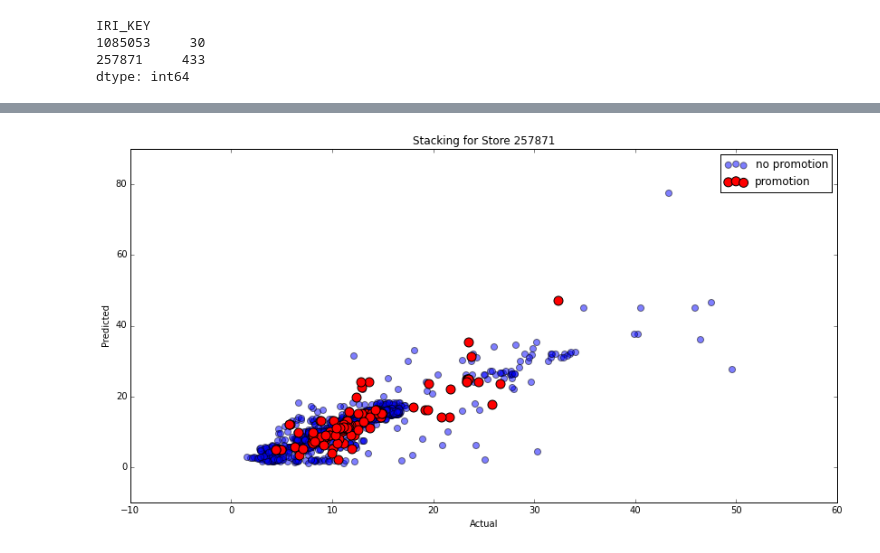
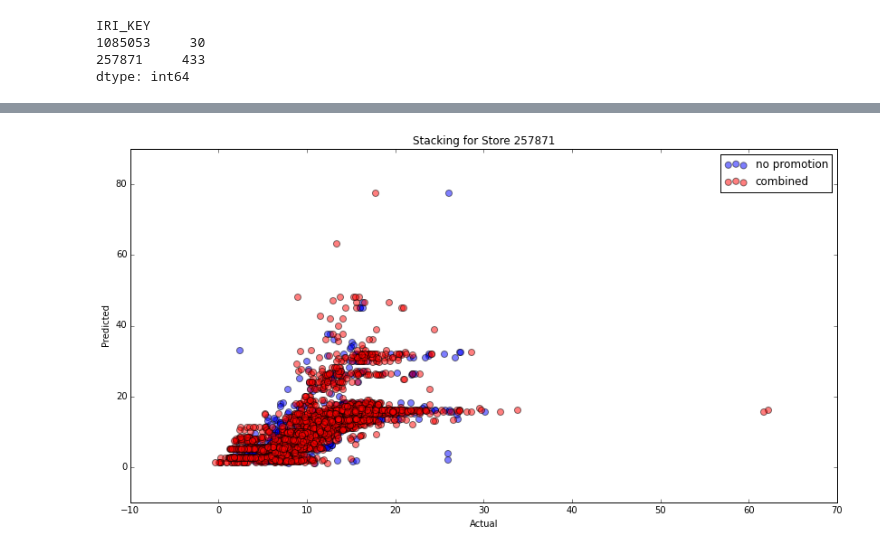
Before and after one commit to conwaywong/dse220_final, a Jupyter notebook: Final_MAS_DSE220_AJJCK_MASTER.ipynb, the cells around one changed output, grey strips where cells are left out. Cells and saved outputs as stored; diff of their text form; code cells hidden in the pictures.

Commit message:
update graphs to include combined promotion/nopromotion

```diff
--- a/Final_MAS_DSE220_AJJCK_MASTER.ipynb
+++ b/Final_MAS_DSE220_AJJCK_MASTER.ipynb
@@ -1261,5 +1251,5 @@ no_prom_store_sample.plot(x='TRANSACTION_TIME_EPOCH_S', y='DOLLARS', legend=None
 # %%
-a_df = prom_store_sample
+a_df = no_prom_store_sample
 a_df= a_df.drop(['DAYOFWEEK'], axis=1)
 
 m_label_arr= a_df['DOLLARS']
@@ -1276,7 +1266,9 @@ m_data_arr= a_df.drop([
     'DAY',
     'MINUTE',
     'MONTH',
-    'YEAR'
+    'YEAR',
+    'SY',
+    'GE'
 ], axis=1)
 
 m_data_arr= m_data_arr[m_master_desired_columns]
@@ -1350,0 +1298,31 @@ r2 score = 0.797816242313
+# %%
+# combine nopromo with promo and predict
+m_nopromo_promo_combined= no_promotions_df.append(promotions_df, ignore_index=True)
+a_df = m_nopromo_promo_combined
+a_df= a_df.drop(['DAYOFWEEK'], axis=1)
+
+m_label_arr= a_df['DOLLARS']
+m_data_arr= a_df.drop([
+    'DOLLARS',
+    'UNITS',
+    'PANID',
+    'WEEK',
+    'IRI_KEY',
+    'START_TIME_EPOCH_S',
+    'END_TIME_EPOCH_S',
+    'TRANSACTION_TIME_EPOCH_S',
+    'COLUPC',
+    'DAY',
+    'MINUTE',
+    'MONTH',
+    'YEAR',
+    'SY',
+    'GE'
+], axis=1)
+
+m_data_arr= m_data_arr[m_master_desired_columns]
+new_mtrain_data, new_mtest_data, new_mtrain_labels, new_mtest_labels = sklearn.cross_validation.train_test_split(m_data_arr, m_label_arr, test_size=0.33, random_state=42)
+# %%
+predicted= execute_stacking(new_mtrain_data, new_mtrain_labels, new_mtest_data, new_mtest_labels)
+promo_no_promotion_predicted=predicted
+promo_no_promotion_actual=new_mtest_labels
@@ -1351,13 +1347,13 @@ r2 score = 0.797816242313
 # %%
 fig,ax = plt.subplots(figsize=(14,7))
 ax.scatter(no_promotion_predicted, no_promotion_actual, c='b', label="no promotion", alpha=0.5, s=50)
-ax.scatter(promotion_predicted, promotion_actual, c='r', label="promotion", s=100)
+ax.scatter(promo_no_promotion_predicted, promo_no_promotion_actual, c='r', label="combined", alpha=0.5, s=50)
 ax.set_xlabel('Actual')
 ax.set_ylabel('Predicted')
 # ax.set_xscale('log')
 # ax.set_yscale('log')
 ax.legend()
 ax.set_title("Stacking for Store 257871")
 fig.show()
 # %% [output]
-[figure, old version]
+[figure, new version]
```
Also changed, not shown: parts of 7 cells of this notebook.
